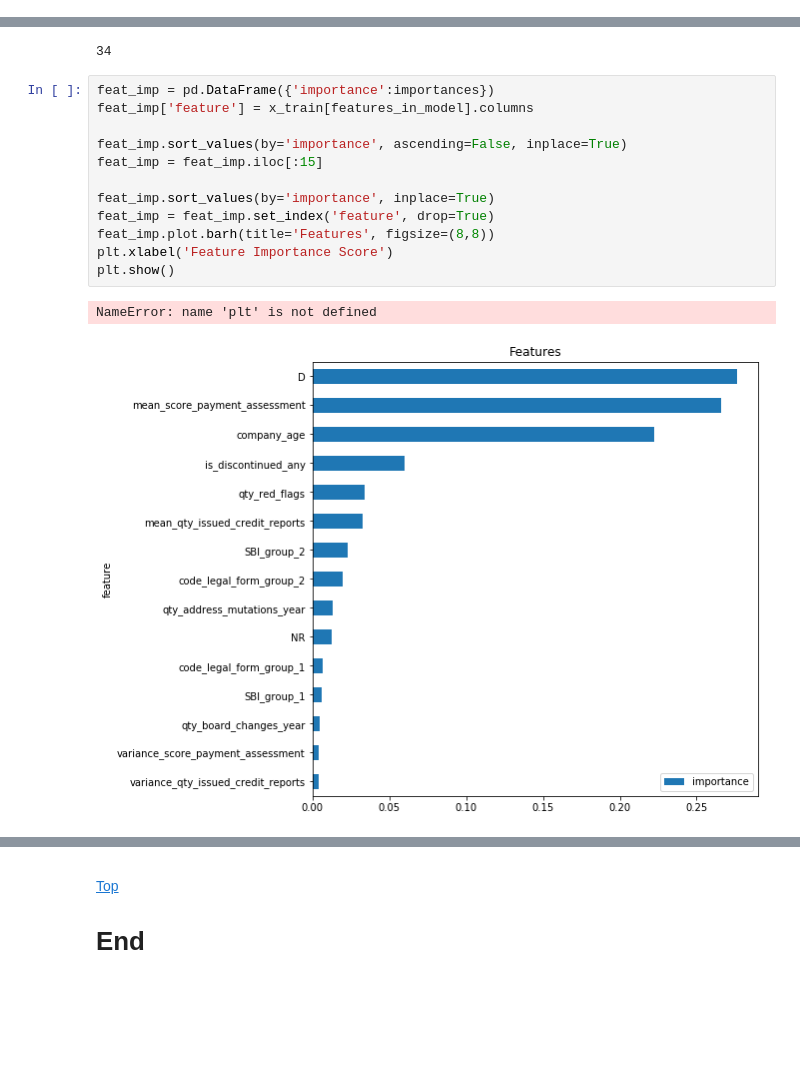
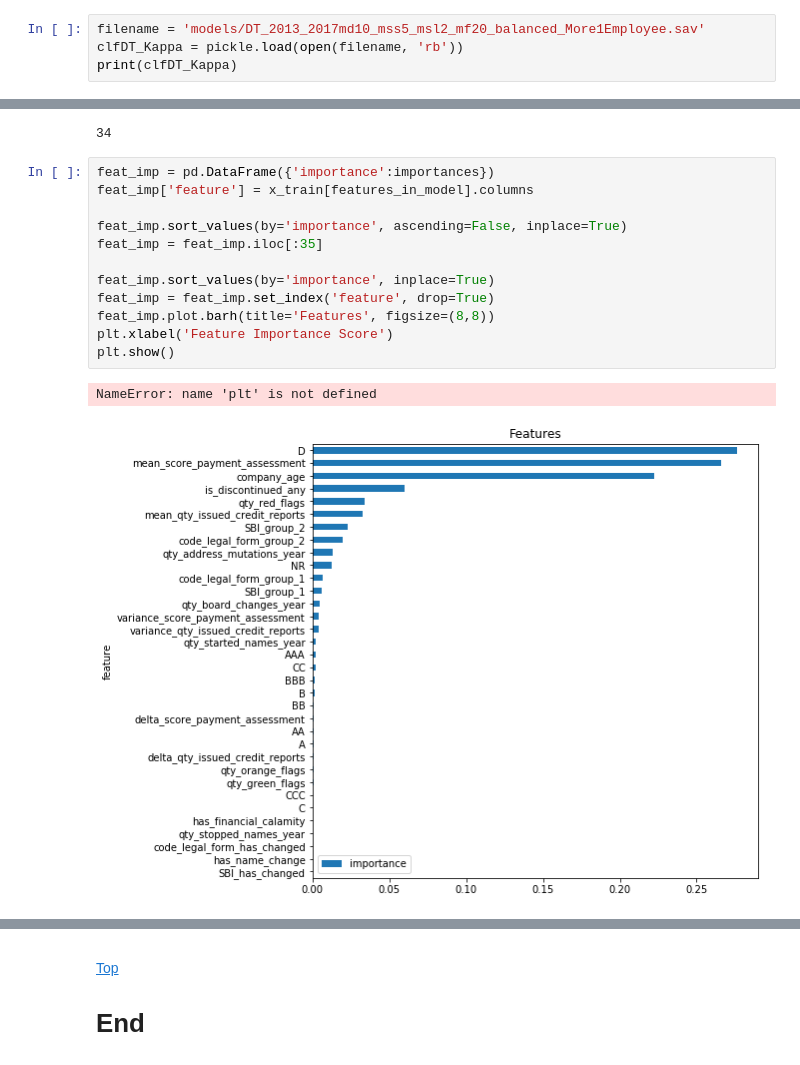
Before and after one commit to mark-me/relocation_indicator, a Jupyter notebook: modelling/decision_tree_yearly_aggregation_More1Employee.ipynb, the cells around one changed output, grey strips where cells are left out. Saved outputs shown, nothing was run; the diff lists cells and outputs as text; blank space fills up the shorter version.

```diff
--- a/modelling/decision_tree_yearly_aggregation_More1Employee.ipynb
+++ b/modelling/decision_tree_yearly_aggregation_More1Employee.ipynb
@@ -977,3 +977,7 @@ pyplot.show()
 <a href=#top>Top</a>
 # Feature Importance of Final Model:
 <a id='feature_importance_final'></a>
+# %%
+filename = 'models/DT_2013_2017md10_mss5_msl2_mf20_balanced_More1Employee.sav'
+clfDT_Kappa = pickle.load(open(filename, 'rb'))
+print(clfDT_Kappa)
@@ -986,15 +997,15 @@ len(importances)
 # %%
 feat_imp = pd.DataFrame({'importance':importances})
 feat_imp['feature'] = x_train[features_in_model].columns
 
 feat_imp.sort_values(by='importance', ascending=False, inplace=True)
-feat_imp = feat_imp.iloc[:15]
+feat_imp = feat_imp.iloc[:35]
 
 feat_imp.sort_values(by='importance', inplace=True)
 feat_imp = feat_imp.set_index('feature', drop=True)
 feat_imp.plot.barh(title='Features', figsize=(8,8))
 plt.xlabel('Feature Importance Score')
 plt.show()
 # %% [output]
 NameError: name 'plt' is not defined
-[figure, old version]
+[figure, new version]
```
Also changed, not shown: parts of 4 cells of this notebook, 2 other files.
